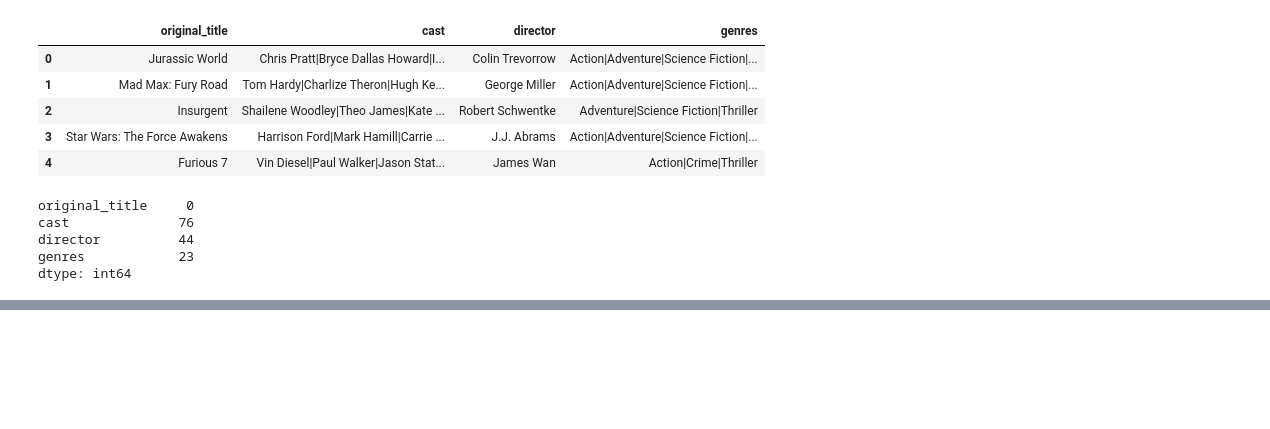
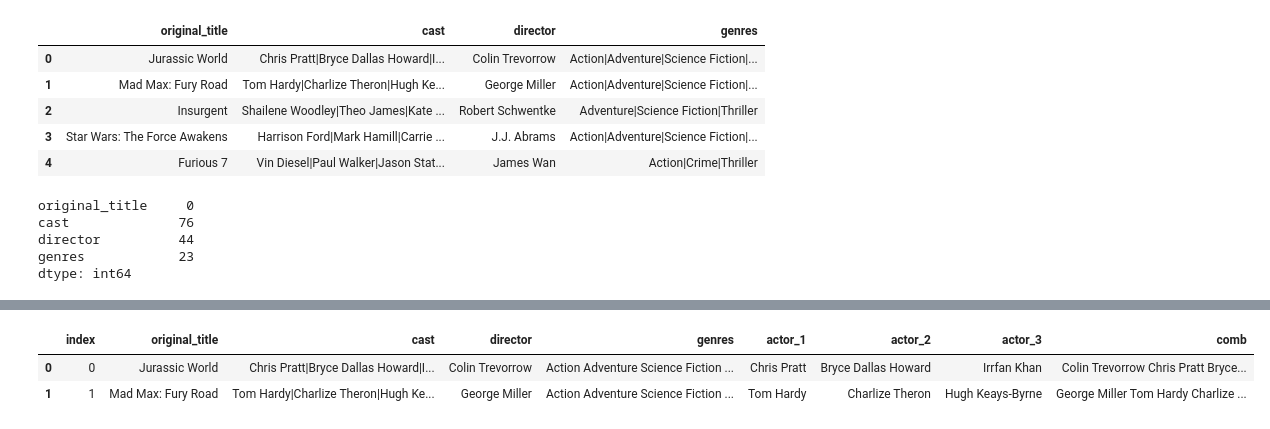
Before and after one commit to Chetan-Sagathiya/Movie-Recommendation-System, a Jupyter notebook: movie_recommendation_system.ipynb, the cells around one changed output, grey strips where cells are left out. Cells and saved outputs as stored; diff of their text form; code cells hidden in the pictures; blank space fills up the shorter version.

```diff
--- a/movie_recommendation_system.ipynb
+++ b/movie_recommendation_system.ipynb
@@ -125 +125,9 @@ data.head()
 | 4 | 4 | Furious 7 | Vin Diesel|Paul Walker|Jason Stat... | James Wan | Action Crime Thriller | Vin Diesel | Paul Walker | Jason Statham |
+# %%
+data['comb'] = data['director'] + ' ' + data['actor_1'] + ' ' + data['actor_2'] + ' ' + data['actor_3'] + ' ' + data['genres']
+# %%
+data.head(2)
+# %% [output]
+|  | index | original_title | cast | director | genres | actor_1 | actor_2 | actor_3 | comb |
+| 0 | 0 | Jurassic World | Chris Pratt|Bryce Dallas Howard|I... | Colin Trevorrow | Action Adventure Science Fiction ... | Chris Pratt | Bryce Dallas Howard | Irrfan Khan | Colin Trevorrow Chris Pratt Bryce... |
+| 1 | 1 | Mad Max: Fury Road | Tom Hardy|Charlize Theron|Hugh Ke... | George Miller | Action Adventure Science Fiction ... | Tom Hardy | Charlize Theron | Hugh Keays-Byrne | George Miller Tom Hardy Charlize ... |
```
Also changed, not shown: parts of 7 cells of this notebook.
